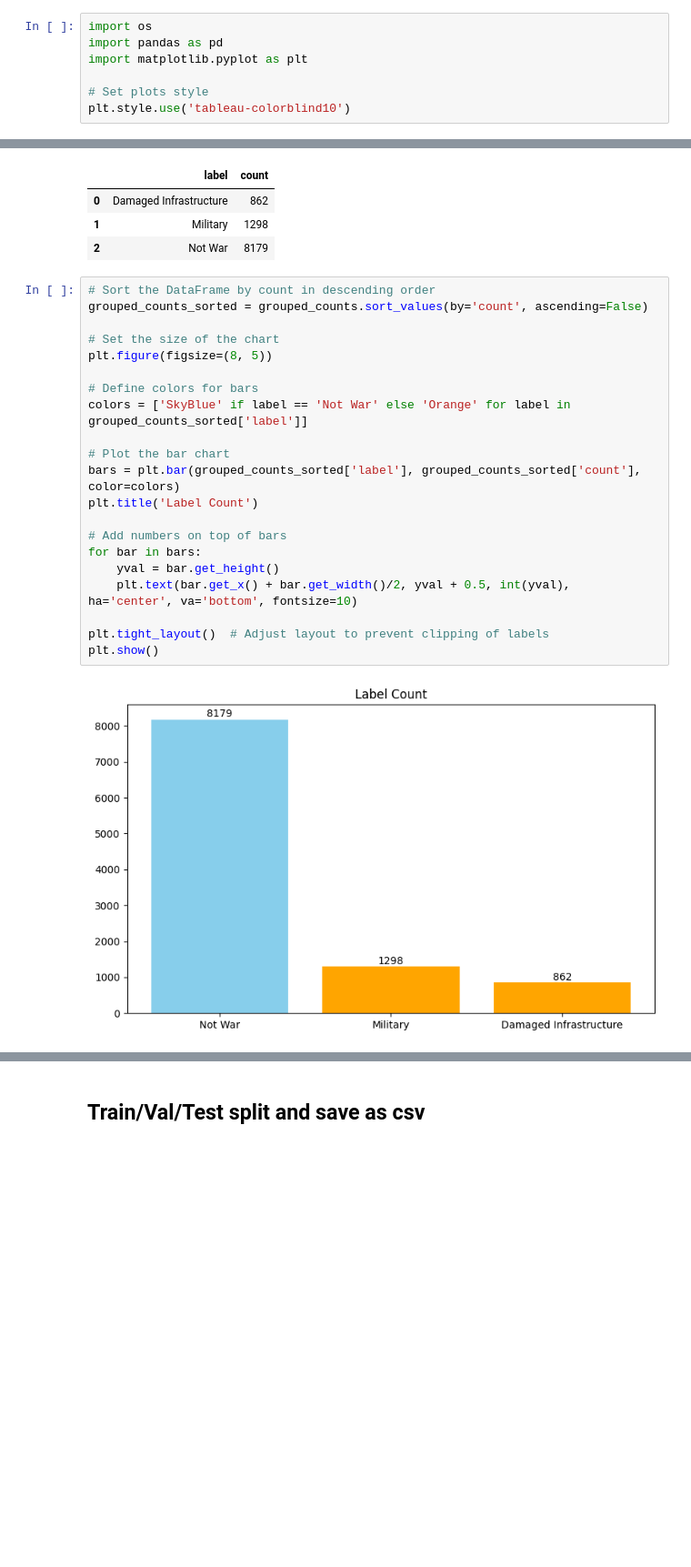
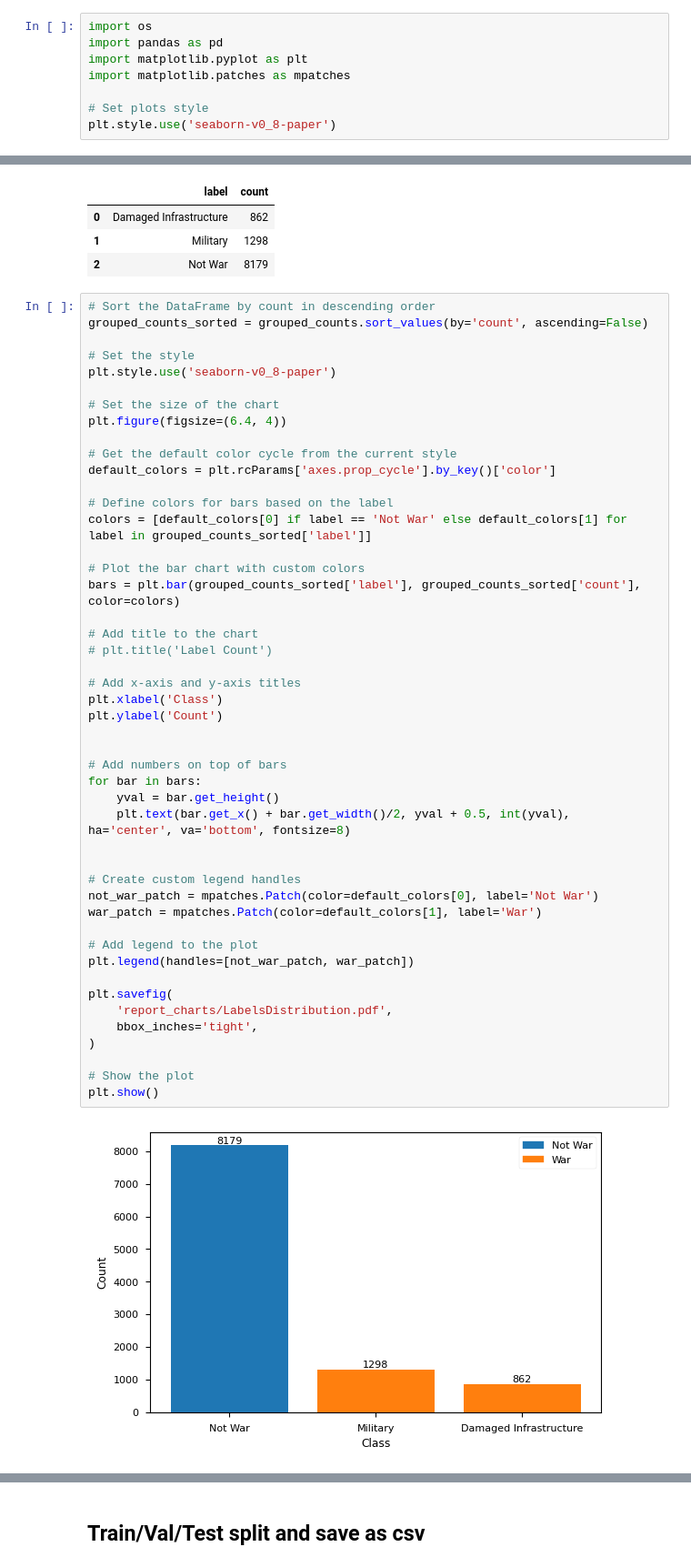
Before and after one commit to adgianv/Thesis---War-Image-Classification, a Jupyter notebook: EDA.ipynb, the cells around one changed output, grey strips where cells are left out. Shown: that part at 91% size. Cells and saved outputs as stored; diff of their text form; blank space fills up the shorter version.

```diff
--- a/EDA.ipynb
+++ b/EDA.ipynb
@@ -2,9 +2,10 @@
 import os
 import pandas as pd
 import matplotlib.pyplot as plt
+import matplotlib.patches as mpatches
 
 # Set plots style
-plt.style.use('tableau-colorblind10')
+plt.style.use('seaborn-v0_8-paper')
 # %%
 df = pd.read_csv('data/final_labels.csv')
 df.shape
@@ -75,26 +76,52 @@ grouped_counts
 # %%
 # Sort the DataFrame by count in descending order
 grouped_counts_sorted = grouped_counts.sort_values(by='count', ascending=False)
 
+# Set the style
+plt.style.use('seaborn-v0_8-paper')
+
 # Set the size of the chart
-plt.figure(figsize=(8, 5))
+plt.figure(figsize=(6.4, 4))
 
-# Define colors for bars
-colors = ['SkyBlue' if label == 'Not War' else 'Orange' for label in grouped_counts_sorted['label']]
+# Get the default color cycle from the current style
+default_colors = plt.rcParams['axes.prop_cycle'].by_key()['color']
 
-# Plot the bar chart
+# Define colors for bars based on the label
+colors = [default_colors[0] if label == 'Not War' else default_colors[1] for label in grouped_counts_sorted['label']]
+
+# Plot the bar chart with custom colors
 bars = plt.bar(grouped_counts_sorted['label'], grouped_counts_sorted['count'], color=colors)
-plt.title('Label Count')
+
+# Add title to the chart
+# plt.title('Label Count')
+
+# Add x-axis and y-axis titles
+plt.xlabel('Class')
+plt.ylabel('Count')
+
 
 # Add numbers on top of bars
 for bar in bars:
     yval = bar.get_height()
-    plt.text(bar.get_x() + bar.get_width()/2, yval + 0.5, int(yval), ha='center', va='bottom', fontsize=10)
+    plt.text(bar.get_x() + bar.get_width()/2, yval + 0.5, int(yval), ha='center', va='bottom', fontsize=8)
 
-plt.tight_layout()  # Adjust layout to prevent clipping of labels
+
+# Create custom legend handles
+not_war_patch = mpatches.Patch(color=default_colors[0], label='Not War')
+war_patch = mpatches.Patch(color=default_colors[1], label='War')
+
+# Add legend to the plot
+plt.legend(handles=[not_war_patch, war_patch])
+
+plt.savefig(
+    'report_charts/LabelsDistribution.pdf',
+    bbox_inches='tight',
+)
+
+# Show the plot
 plt.show()
 # %% [output]
-[figure, old version]
+[figure, new version]
 # %%
 grouped_counts_label = df.groupby('label_no_lc').size()
 
```
Also changed, not shown: parts of 1 cell of this notebook.
